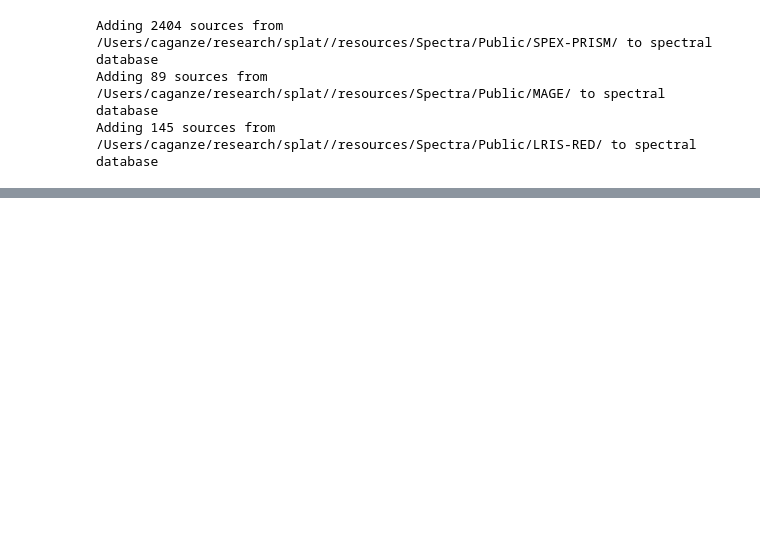
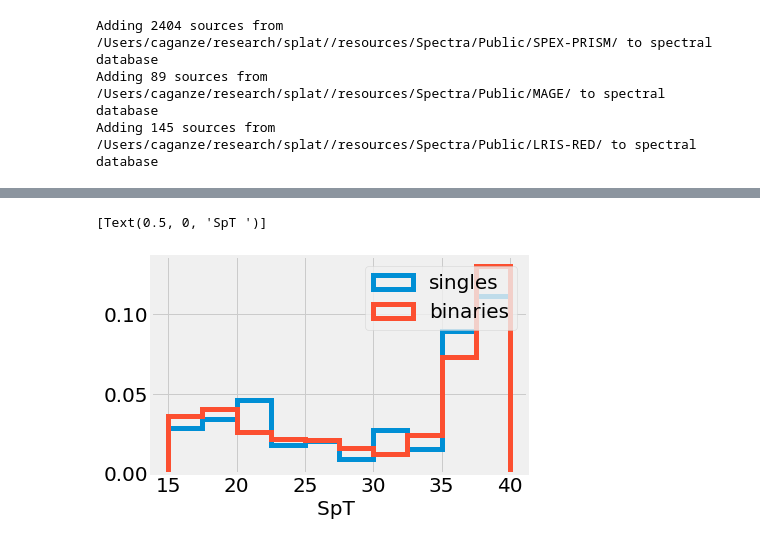
Before and after one commit to caganze/popsims, a Jupyter notebook: notebooks/Binaries.ipynb, the cells around one changed output, grey strips where cells are left out. Saved outputs shown, nothing was run; the diff lists cells and outputs as text; code cells hidden in the pictures; blank space fills up the shorter version.

Commit message:
added binaries notebook

```diff
--- a/notebooks/Binaries.ipynb
+++ b/notebooks/Binaries.ipynb
@@ -133,0 +86,11 @@ len( sing_mags[0])
+# %%
+fig, ax=plt.subplots()
+h=plt.hist(vals['spt'][vals.is_binary], density=True,  range=[15, 40], \
+           histtype='step', lw=5,  label='singles')
+h=plt.hist(vals['spt'][~vals.is_binary], density=True, range=[15, 40], histtype='step', lw=5,\
+          label='binaries')
+ax.legend()
+ax.set(xlabel='SpT ')
+# %% [output]
+[Text(0.5, 0, 'SpT ')]
+[figure, added]
```
Also changed, not shown: parts of 53 cells of this notebook, 3 other files.
